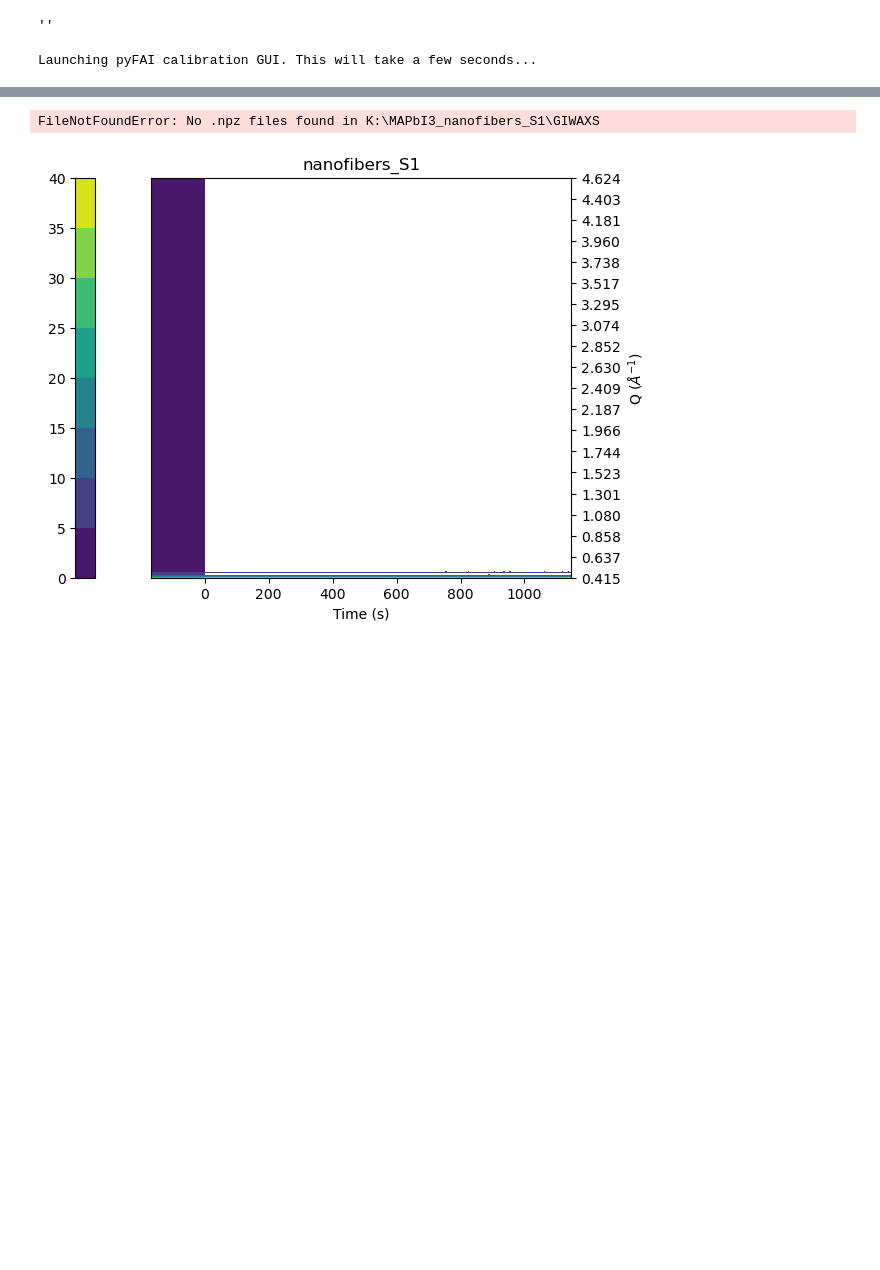
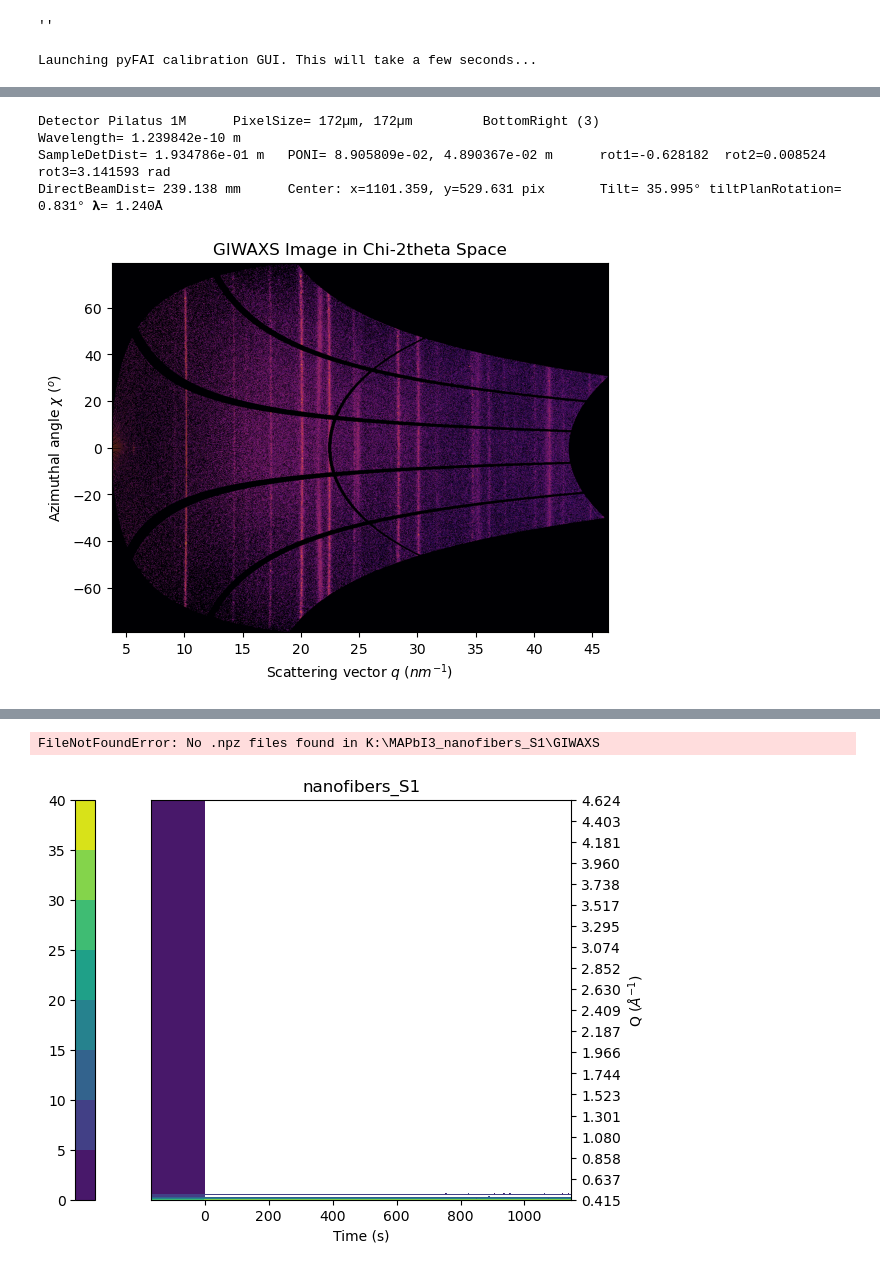
Before and after one commit to Printz-Lab/MultiModalAnalysis, a Jupyter notebook: pyFAI/refine_calibration.ipynb, the cells around one changed output, grey strips where cells are left out. Saved outputs shown, nothing was run; the diff lists cells and outputs as text; code cells hidden in the pictures; blank space fills up the shorter version.

```diff
--- a/pyFAI/refine_calibration.ipynb
+++ b/pyFAI/refine_calibration.ipynb
@@ -57,2 +69,14 @@ folder_path = filedialog.askdirectory(
+# %%
+image_files = [f for f in os.listdir(folder_path) if f.lower().endswith('.tif')]
+if not image_files:
+    raise FileNotFoundError("No .tif images found in the selected folder.")
+image_path = os.path.join(folder_path, image_files[300])
+plot_Chi_2theta(image_path, poni_file)
+# %% [output]
+Detector Pilatus 1M      PixelSize= 172µm, 172µm         BottomRight (3)
+Wavelength= 1.239842e-10 m
+SampleDetDist= 1.934786e-01 m   PONI= 8.905809e-02, 4.890367e-02 m      rot1=-0.628182  rot2=0.008524  rot3=3.141593 rad
+DirectBeamDist= 239.138 mm      Center: x=1101.359, y=529.631 pix       Tilt= 35.995° tiltPlanRotation= 0.831° 𝛌= 1.240Å
+[figure, added]
 # %%
 
```
Also changed, not shown: parts of 6 cells of this notebook, 18 other files.
